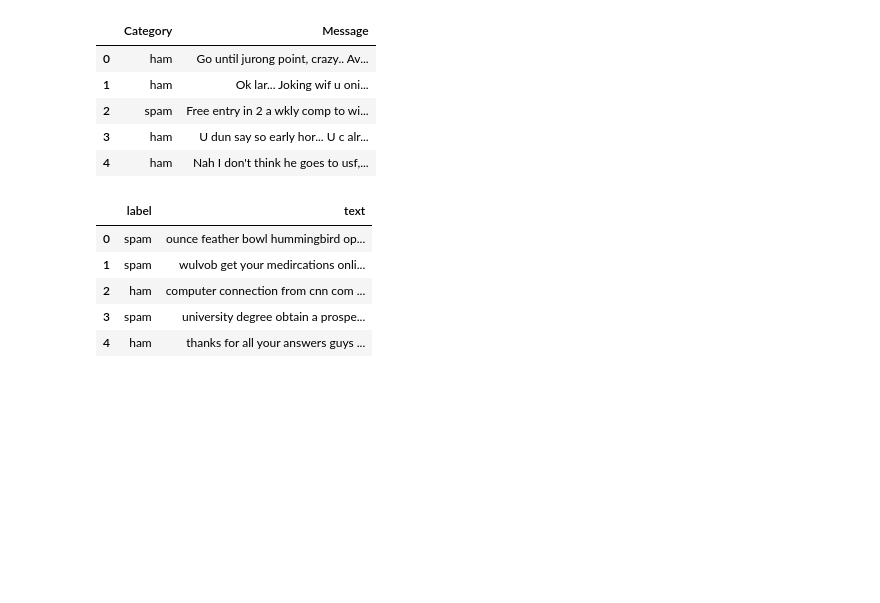
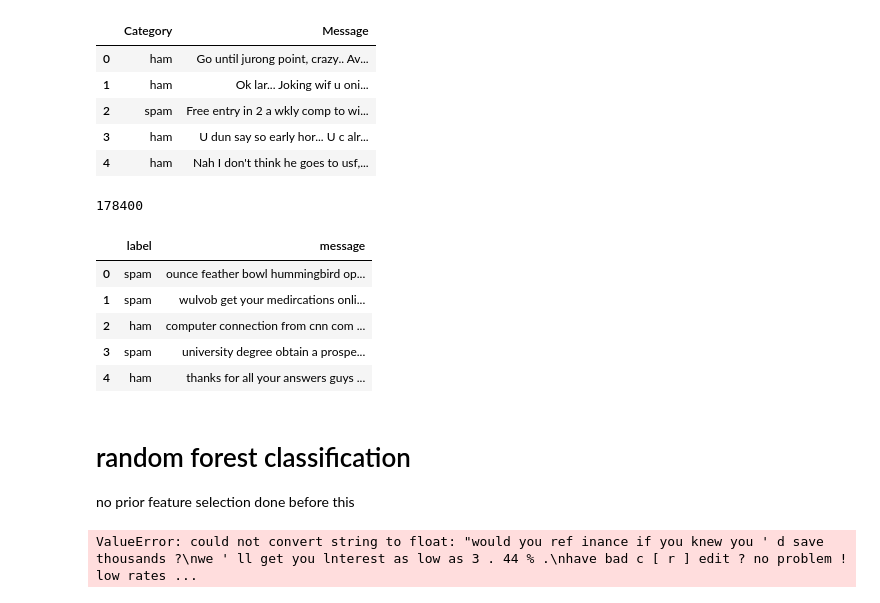
Before and after one commit to sbelambe/Spam-Vs-Ham, a Jupyter notebook: spam_vs_ham.ipynb, the cells around one changed output. Cells and saved outputs as stored; diff of their text form; code cells hidden in the pictures; blank space fills up the shorter version.

```diff
--- a/spam_vs_ham.ipynb
+++ b/spam_vs_ham.ipynb
@@ -48,18 +47,60 @@ df3.head()
 | 4 | ham | Nah I don't think he goes to usf,... |
 # %%
 # Combining the dataframes
-# Label      Message
+# Label and Message
 
 #first convert df1 1 and 0 labels to ham and spam
-df1['label'].replace(1, 'spam').replace(0, 'ham')
+df1['label'].replace(1, 'spam', inplace=True)
+df1['label'].replace(0, 'ham', inplace=True)
 df1.head()
 
 #combine dataframes now
-combined_df = df1['label'] + df2['label'] + ''
+combined_df = pd.DataFrame()
+
+col1_label = df1['label']
+col2_label = df2['label']
+col3_label = df3['Category']
+combined_series_label = pd.concat([col1_label, col2_label, col3_label])
+
+col1_message = df1['text']
+col2_message = df2['label']
+col3_message = df3['Message']
+combined_series_message = pd.concat([col1_message, col2_message, col3_message])
+
+combined_df = pd.DataFrame({'label': combined_series_label, 'message': combined_series_message})
+combined_df.size
 # %% [output]
-|  | label | text |
-| 0 | spam | ounce feather bowl hummingbird op... |
-| 1 | spam | wulvob get your medircations onli... |
-| 2 | ham | computer connection from cnn com ... |
-| 3 | spam | university degree obtain a prospe... |
-| 4 | ham | thanks for all your answers guys ... |
+178400
+# %%
+combined_df.head()
+# %% [output]
+|  | label | message |
+| 0 | spam | ounce feather bowl hummingbird op... |
+| 1 | spam | wulvob get your medircations onli... |
+| 2 | ham | computer connection from cnn com ... |
+| 3 | spam | university degree obtain a prospe... |
+| 4 | ham | thanks for all your answers guys ... |
+# %% [markdown]
+# random forest classification
+no prior feature selection done before this
+# %%
+from sklearn.ensemble import RandomForestClassifier
+from sklearn.metrics import accuracy_score, confusion_matrix, precision_score, recall_score
+from sklearn.model_selection import train_test_split
+
+#features = x, target = y
+X = combined_df.drop('label', axis=1)
+y = combined_df['label']
+
+X_train, X_test, y_train, y_test = train_test_split(X, y, test_size=0.2)
+
+rf = RandomForestClassifier()
+
+rf.fit(X_train, y_train)
+
+y_pred = rf.predict(X_test)
+
+accuracy = accuracy_score(y_test, y_pred)
+print("Accuracy:",  accuracy)
+# %% [output]
+ValueError: could not convert string to float: "would you ref inance if you knew you ' d save thousands ?\nwe ' ll get you lnterest as low as 3 . 44 % .\nhave bad c [ r ] edit ? no problem ! low rates ...
```
Also changed, not shown: parts of 1 cell of this notebook.
